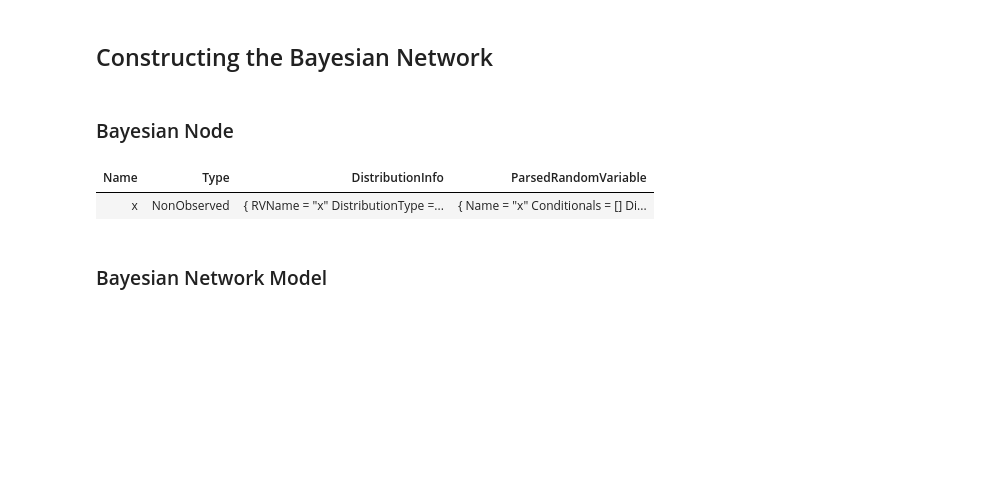
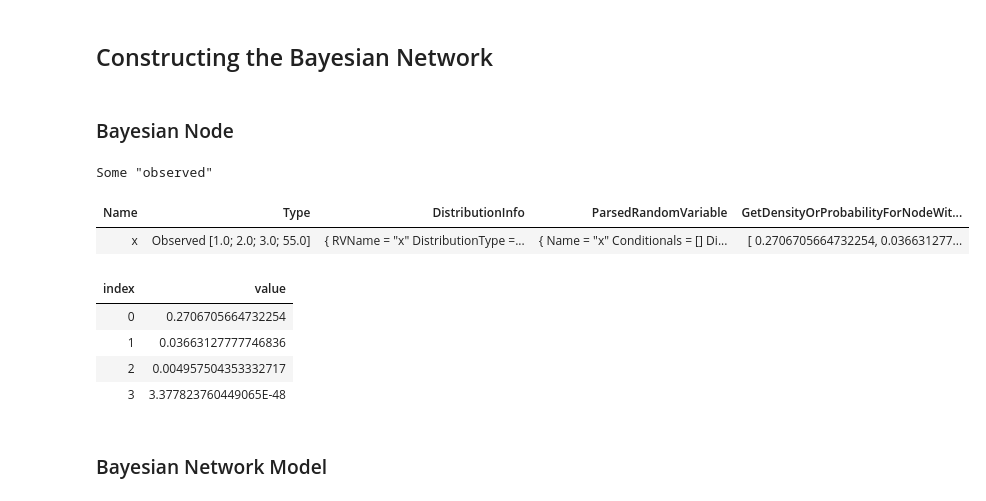
Before and after one commit to NavyaArora201301/Bayesian-Inference-in-FSharp, a Jupyter notebook: FSharpSamples.ipynb, the cells around one changed output. Drawn from its saved outputs; the diff is of its cells as text; code cells hidden in the pictures; blank space fills up the shorter version.

```diff
--- a/FSharpSamples.ipynb
+++ b/FSharpSamples.ipynb
@@ -524,11 +542,19 @@ type BayesianNode =
 # %%
 #!fsharp
-let lineOfModel = @"x ~ Exponential(lambda)"
-let paramList   = "{Parameters: {lambda : 2, a : 2., b : 2.3 }, Observed : [1,2,3,55]}"
-BayesianNode.ConstructNode (parseLineOfModel lineOfModel) (deserializeParameters paramList)
+let lineOfModel        = @"x ~ Exponential(lambda) : observed"
+let paramList          = "{Parameters: {lambda : 2, a : 2., b : 2.3 }, observed : [1,2,3,55]}"
+let simpleBayesianNode = BayesianNode.ConstructNode (parseLineOfModel lineOfModel) (deserializeParameters paramList)
+display(simpleBayesianNode)
+simpleBayesianNode.GetDensityOrProbabilityForNodeWithObserved
 # %% [output]
+Some "observed"
-| Name | Type | DistributionInfo | ParsedRandomVariable |
-| x | NonObserved | { RVName = "x" DistributionType =... | { Name = "x" Conditionals = [] Di... |
+| Name | Type | DistributionInfo | ParsedRandomVariable | GetDensityOrProbabilityForNodeWit... |
+| x | Observed [1.0; 2.0; 3.0; 55.0] | { RVName = "x" DistributionType =... | { Name = "x" Conditionals = [] Di... | [ 0.2706705664732254, 0.036631277... |
+| index | value |
+| 0 | 0.2706705664732254 |
+| 1 | 0.03663127777746836 |
+| 2 | 0.004957504353332717 |
+| 3 | 3.377823760449065E-48 |
 # %% [markdown]
 ### Bayesian Network Model
 # %%
```
Also changed, not shown: parts of 12 cells of this notebook.
